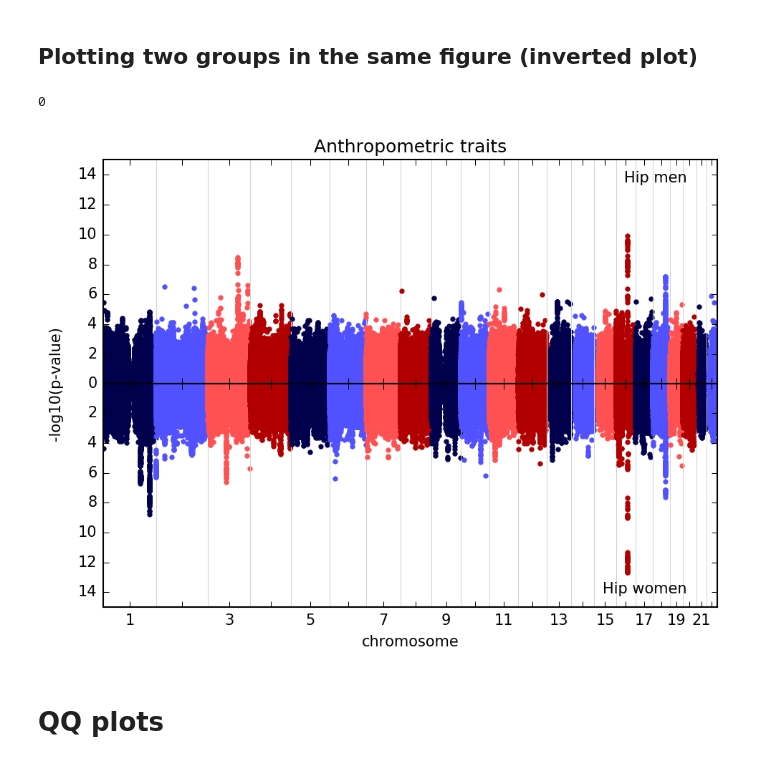
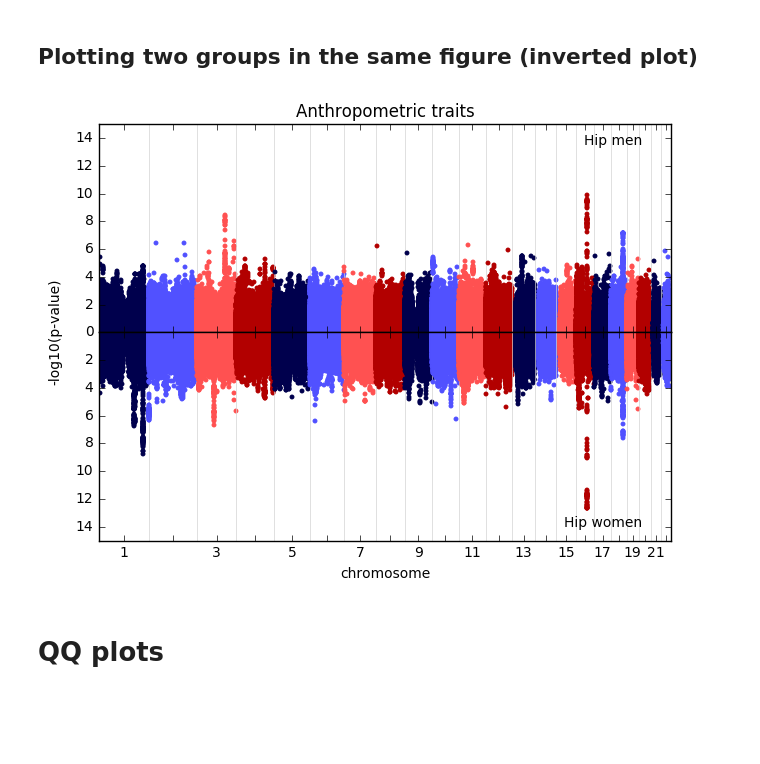
Before and after one commit to khramts/assocplots, a Jupyter notebook: Tutorial.ipynb, the cells around one changed output. Saved outputs shown, nothing was run; the diff lists cells and outputs as text; code cells hidden in the pictures; blank space fills up the shorter version.

```diff
--- a/Tutorial.ipynb
+++ b/Tutorial.ipynb
@@ -40,8 +40,6 @@ chrs_names[1::2] = ''
 cmap = plt.get_cmap('viridis')
 colors = [cmap(i) for i in [0.0,0.33,0.67,0.90]]
 # %%
-mpl.rcParams['figure.dpi']=150
-mpl.rcParams['savefig.dpi']=150
 manhattan(     hip_m['f3'], hip_m['f1'], hip_m['f0'], 'Hip men',
                type='single',
                chrs_plot=[str(i) for i in range(1,23)],
@@ -116,22 +114,23 @@ plt.subplots_adjust(hspace=0.08)
 # %% [markdown]
 ## Plotting two groups in the same figure (inverted plot)
 # %%
+mpl.rcParams['figure.figsize']=7.375, 5.375
 manhattan(     hip_m['f3'], hip_m['f1'], hip_m['f0'], 'Hip men',
                p2=hip_w['f3'], pos2=hip_w['f1'], chr2=hip_w['f0'], label2='Hip women',
                type='inverted',
                chrs_plot=[str(i) for i in range(1,23)],
                chrs_names=chrs_names,
                cut = 0,
                title='Anthropometric traits',
                xlabel='chromosome',
                ylabel='-log10(p-value)',
                lines= [],
                top1 = 15,
                top2 = 15,
                colors = colors)
+plt.savefig('Manhattan_Hip_inverted.png', dpi=300)
 # %% [output]
-0
-[figure, old version]
+[figure, new version]
 # %% [markdown]
 # QQ plots
 # %% [markdown]
```
Also changed, not shown: parts of 1 cell of this notebook.
